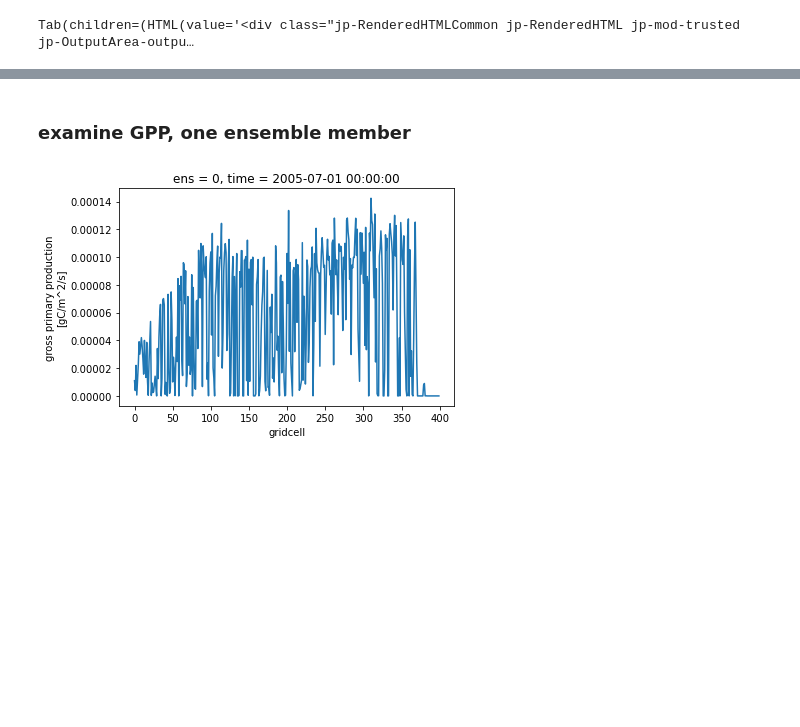
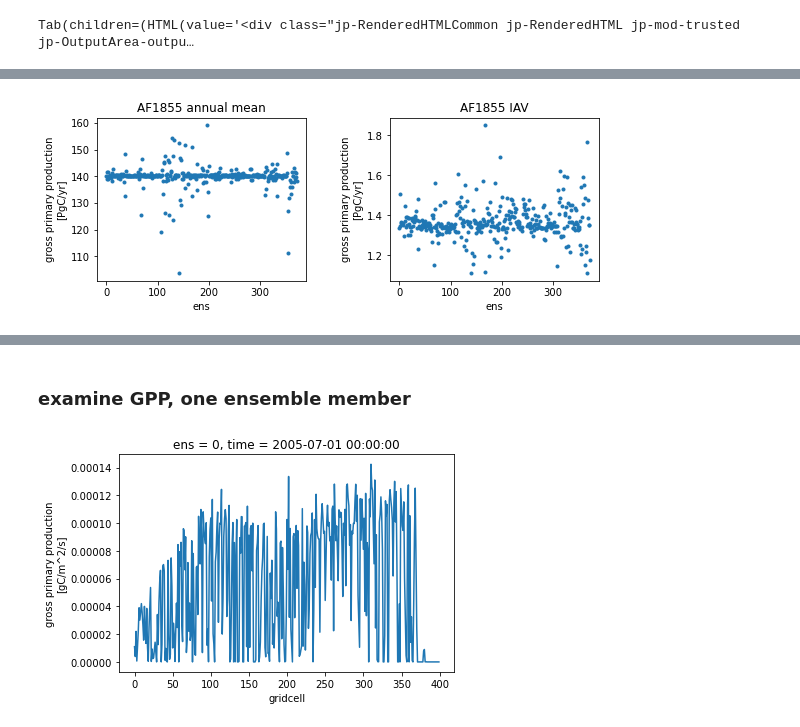
Before and after one commit to djk2120/ppe_tools, a Jupyter notebook: analysis/template.ipynb, the cells around one changed output, grey strips where cells are left out. Cells and saved outputs as stored; diff of their text form; code cells hidden in the pictures; blank space fills up the shorter version.

```diff
--- a/analysis/template.ipynb
+++ b/analysis/template.ipynb
@@ -54,0 +65,22 @@ from ppe_tools.analysis import get_ensemble, month_wts, get_cfs, top_n, calc_mea
+# %%
+#fetch the paraminfo
+csv = '/glade/scratch/djk2120/PPEn11/surv.csv'
+paramkey = pd.read_csv(csv)
+keys = paramkey.key
+
+#fetch the sparsegrid landarea
+la_file = '/glade/scratch/djk2120/PPEn08/sparsegrid_landarea.nc'
+la = xr.open_dataset(la_file).landarea  #km2
+
+#load conversion factors
+attrs = pd.read_csv('agg_units.csv',index_col=0)
+# %%
+#empty dataset, can be useful to have around
+p,m = get_params(keys,paramkey)
+ds0 = xr.Dataset()
+ds0['param']  =xr.DataArray(p,dims='ens')
+ds0['minmax'] =xr.DataArray(m,dims='ens')
+ds0['key']    =xr.DataArray(keys,dims='ens')
+whit = xr.open_dataset('./whit/whitkey.nc')
+ds0['biome']      = whit['biome']
+ds0['biome_name'] = whit['biome_name']
@@ -54,0 +92,17 @@ from ppe_tools.analysis import get_ensemble, month_wts, get_cfs, top_n, calc_mea
+# %%
+#global means, scatter plot
+ens_name = 'AF1855'
+datavar  = 'GPP'
+domain   = 'global'
+xmean,xiav = calc_mean(ens_name,datavar,la,attrs,ds0,domain=domain)
+
+plt.figure(figsize=[9,3])
+plt.subplot(121)
+xmean.plot.line('.')
+plt.title(ens_name+' annual mean')
+plt.subplot(122)
+xiav.plot.line('.')
+plt.title(ens_name+' IAV')
+plt.subplots_adjust(wspace=0.4)
+# %% [output]
+[figure, added]
```
Also changed, not shown: parts of 25 cells of this notebook, 15 other files.
